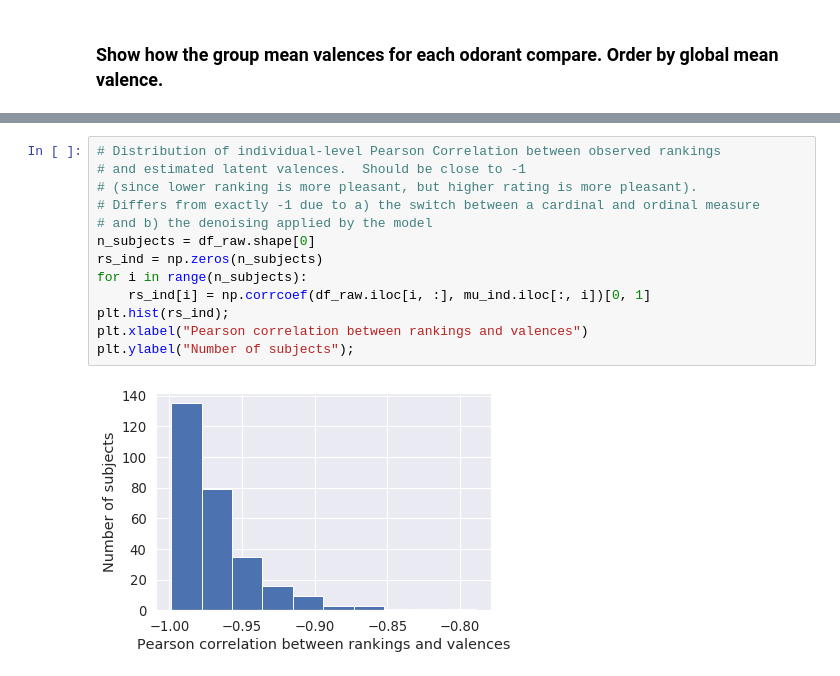
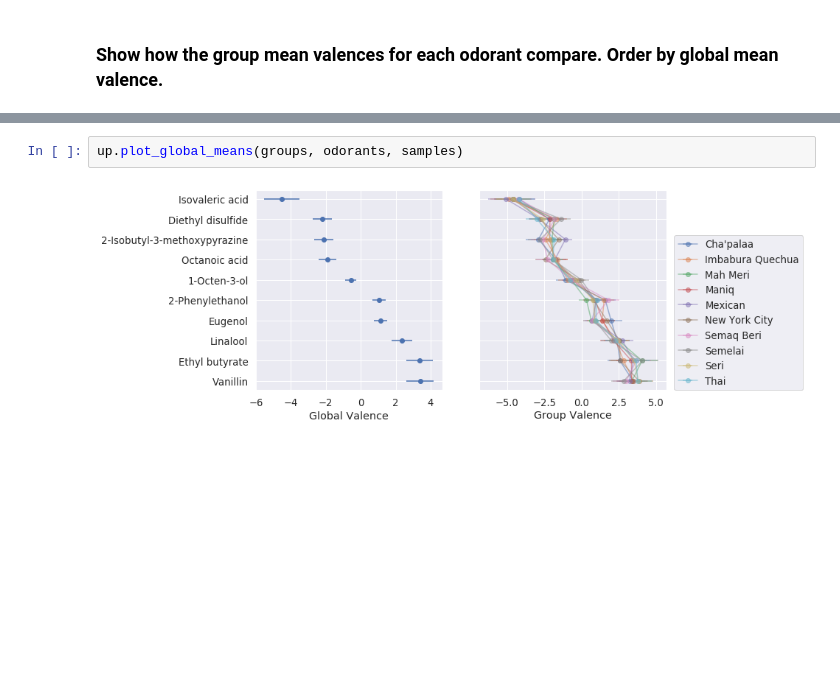
Before and after one commit to rgerkin/shared-pleasantness, a Jupyter notebook: universal-pleasantness.ipynb, the cells around one changed output, grey strips where cells are left out. Cells and saved outputs as stored; diff of their text form; blank space fills up the shorter version.

```diff
--- a/universal-pleasantness.ipynb
+++ b/universal-pleasantness.ipynb
@@ -409,15 +116,4 @@ groups
-# %%
-# Distribution of individual-level Pearson Correlation between observed rankings
-# and estimated latent valences.  Should be close to -1
-# (since lower ranking is more pleasant, but higher rating is more pleasant).
-# Differs from exactly -1 due to a) the switch between a cardinal and ordinal measure
-# and b) the denoising applied by the model
-n_subjects = df_raw.shape[0]
-rs_ind = np.zeros(n_subjects)
-for i in range(n_subjects):
-    rs_ind[i] = np.corrcoef(df_raw.iloc[i, :], mu_ind.iloc[:, i])[0, 1]
-plt.hist(rs_ind);
-plt.xlabel("Pearson correlation between rankings and valences")
-plt.ylabel("Number of subjects");
-# %% [output]
-[figure, removed]
+# %%
+up.plot_global_means(groups, odorants, samples)
+# %% [output]
+[figure, added]
```
Also changed, not shown: parts of 69 cells of this notebook, 5 other files.
